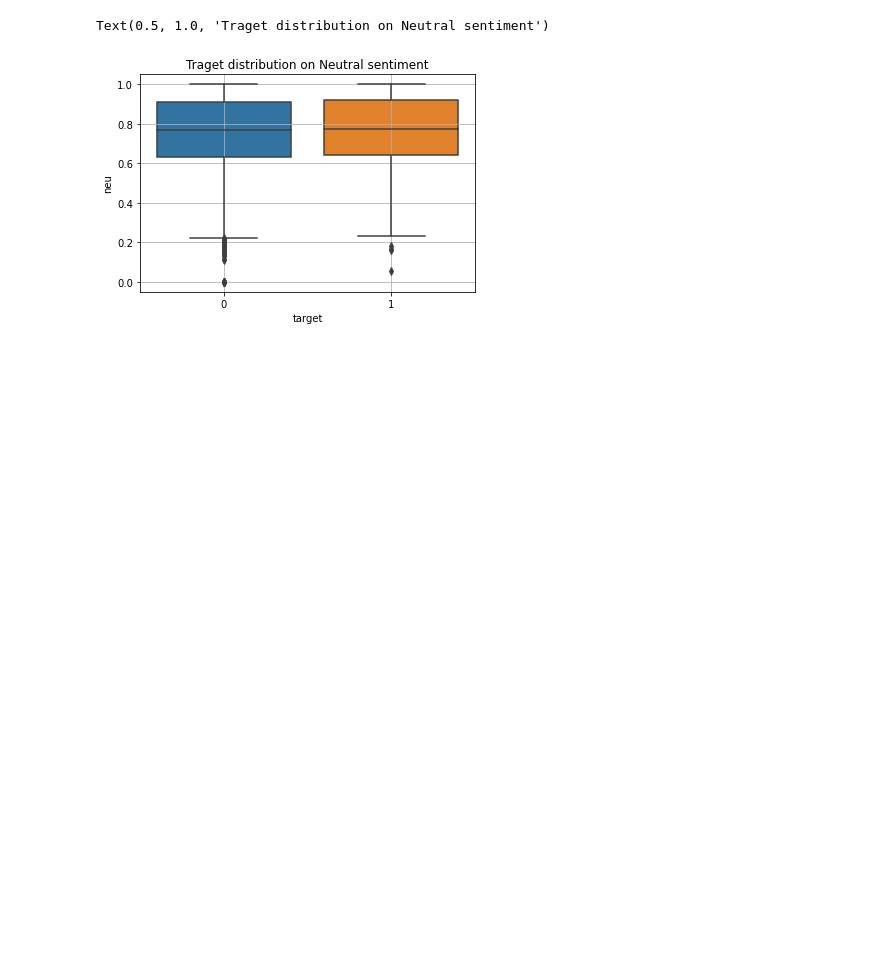
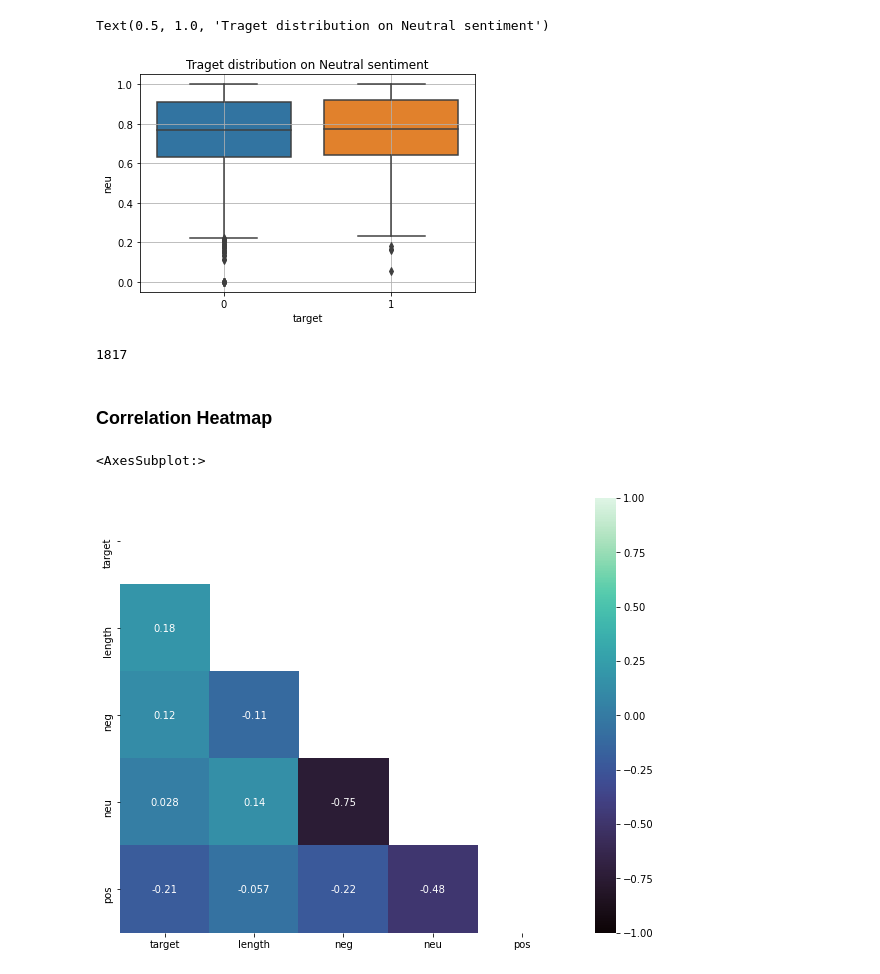
Before and after one commit to Shiska07/Information-Retreval-and-Natural-Language-Processing, a Jupyter notebook: Text Data Preprocessing using Normalization for NLP.ipynb, the cells around one changed output. Drawn from its saved outputs; the diff is of its cells as text; code cells hidden in the pictures; blank space fills up the shorter version.

```diff
--- a/Text Data Preprocessing using Normalization for NLP.ipynb
+++ b/Text Data Preprocessing using Normalization for NLP.ipynb
@@ -436,3 +433,17 @@ plt.title('Traget distribution on Neutral sentiment')
 # %% [output]
 Text(0.5, 1.0, 'Traget distribution on Neutral sentiment')
 [figure]
+# %%
+# let's check how many values have 0 for positive and negative sentiment
+df_train[(df_train['neg'] == 0) & (df_train['pos'] == 0)]['text'].count()
+# %% [output]
+1817
+# %% [markdown]
+### Correlation Heatmap
+# %%
+plt.figure(figsize = (10, 8))
+sns.heatmap(data = df_train.corr(), mask = np.triu(np.ones_like(df_train.corr(), dtype= bool)), \
+            annot = True, vmax = 1, vmin = -1, cbar = True, cmap = "mako")
+# %% [output]
+<AxesSubplot:>
+[figure, added]
```
Also changed, not shown: parts of 4 cells of this notebook.
